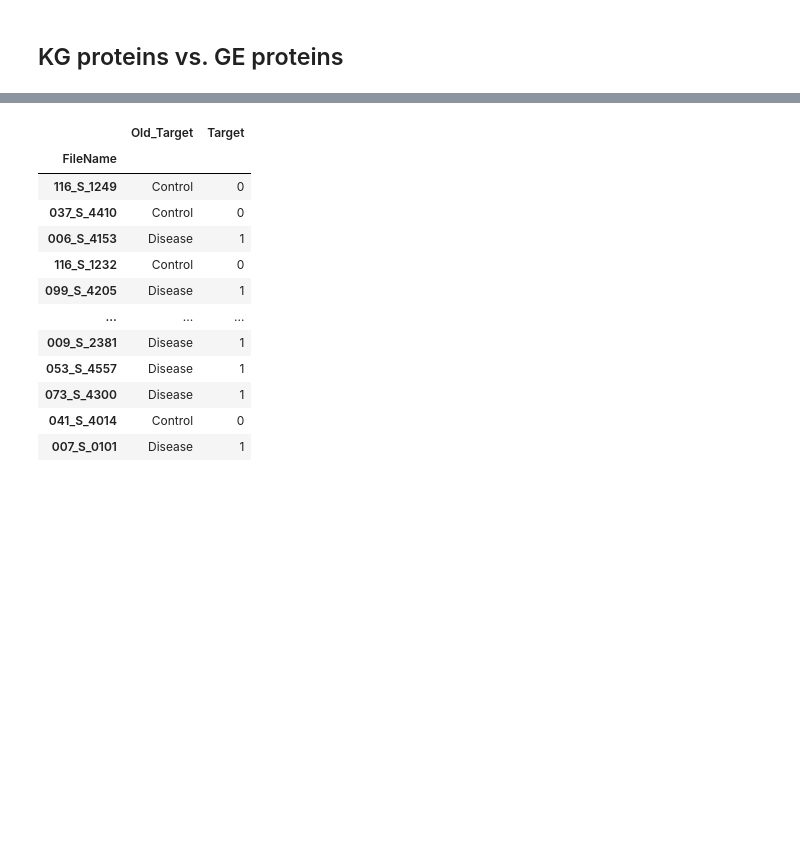
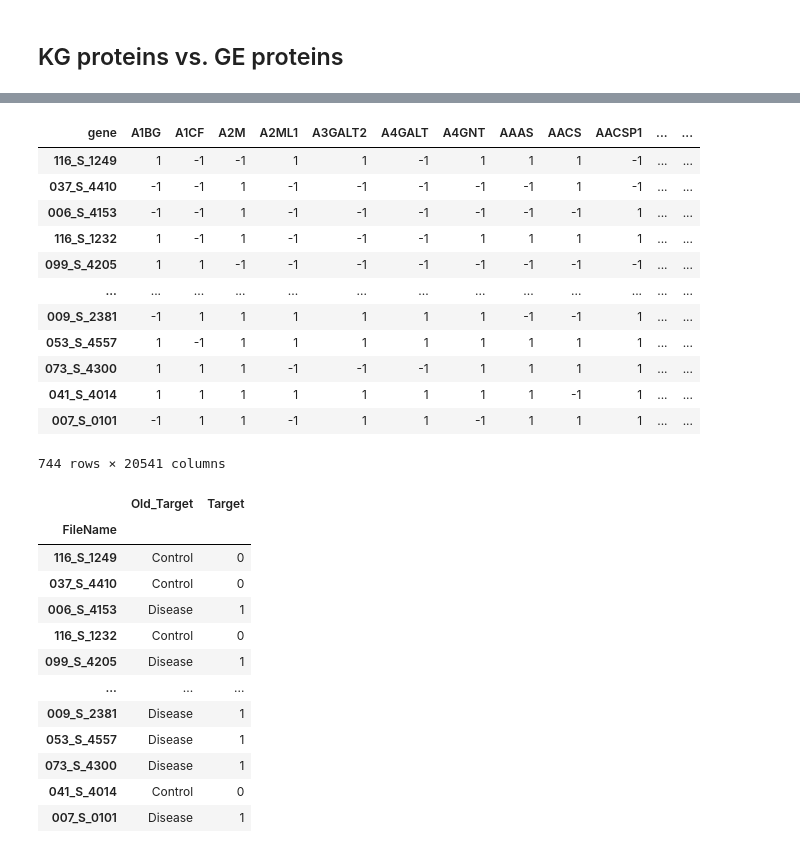
Before and after one commit to Xiaoxuan-Yu-ty/HybridKG, a Jupyter notebook: PrimeKG_neo4j/prime_kg.ipynb, the cells around one changed output, grey strips where cells are left out. Cells and saved outputs as stored; diff of their text form; code cells hidden in the pictures; blank space fills up the shorter version.

```diff
--- a/PrimeKG_neo4j/prime_kg.ipynb
+++ b/PrimeKG_neo4j/prime_kg.ipynb
@@ -251,0 +271,6 @@ plt.show()
+# %%
+import numpy as np
+
+ref_mean = ge_df.loc[ge_df.index].mean(axis=0)
+
+ref_mean
@@ -252,3 +291,22 @@ plt.show()
+# %%
+output_df = pd.DataFrame(0, index=ge_df.index, columns=ge_df.columns)
+output_df[ge_df >= ref_mean] = 1
+output_df[ge_df < ref_mean] = -1
+output_df
+# %% [output]
+| gene | A1BG | A1CF | A2M | A2ML1 | A3GALT2 | A4GALT | A4GNT | AAAS | AACS | AACSP1 | ... | ... |
+| 116_S_1249 | 1 | -1 | -1 | 1 | 1 | -1 | 1 | 1 | 1 | -1 | ... | ... |
+| 037_S_4410 | -1 | -1 | 1 | -1 | -1 | -1 | -1 | -1 | 1 | -1 | ... | ... |
+| 006_S_4153 | -1 | -1 | 1 | -1 | -1 | -1 | -1 | -1 | -1 | 1 | ... | ... |
+| 116_S_1232 | 1 | -1 | 1 | -1 | -1 | -1 | 1 | 1 | 1 | 1 | ... | ... |
+| 099_S_4205 | 1 | 1 | -1 | -1 | -1 | -1 | -1 | -1 | -1 | -1 | ... | ... |
+| ... | ... | ... | ... | ... | ... | ... | ... | ... | ... | ... | ... | ... |
+| 009_S_2381 | -1 | 1 | 1 | 1 | 1 | 1 | 1 | -1 | -1 | 1 | ... | ... |
+| 053_S_4557 | 1 | -1 | 1 | 1 | 1 | 1 | 1 | 1 | 1 | 1 | ... | ... |
+| 073_S_4300 | 1 | 1 | 1 | -1 | -1 | -1 | 1 | 1 | 1 | 1 | ... | ... |
+| 041_S_4014 | 1 | 1 | 1 | 1 | 1 | 1 | 1 | 1 | -1 | 1 | ... | ... |
+| 007_S_0101 | -1 | 1 | 1 | -1 | 1 | 1 | -1 | 1 | 1 | 1 | ... | ... |
+744 rows × 20541 columns
 # %%
 design = pd.read_csv("../AD/data/ADNI/design_with_real_target.tsv", index_col=0, sep="\t")
 design['Target'] = design['Old_Target'].map({"Control":0, "Disease":1})
```
Also changed, not shown: parts of 30 cells of this notebook, 14 other files.
